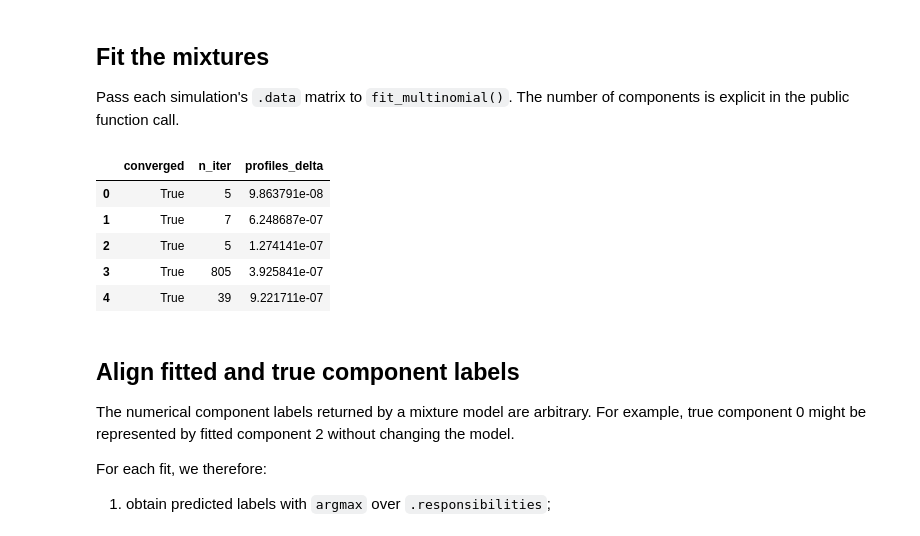
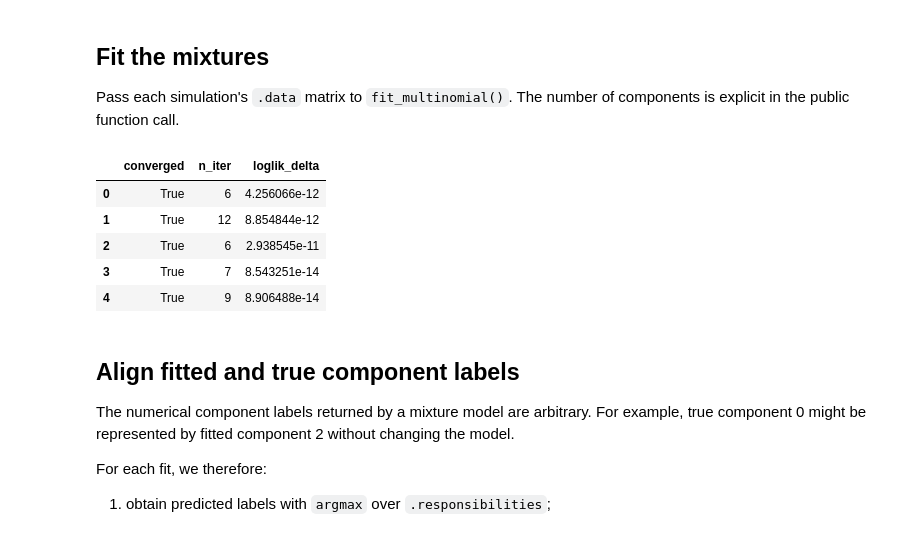
Before and after one commit to agehsbargswork-blip/data-science, a Jupyter notebook: Python/densmix/docs/examples/multinom-large-scale-1.ipynb, the cells around one changed output. Cells and saved outputs as stored; diff of their text form; code cells hidden in the pictures.

```diff
--- a/Python/densmix/docs/examples/multinom-large-scale-1.ipynb
+++ b/Python/densmix/docs/examples/multinom-large-scale-1.ipynb
@@ -86,30 +86,30 @@ components is explicit in the public function call.
 # %%
 n_components = multinomial_parameters["n_components"]
 
 multinomial_fits = [
     fit_multinomial(
         simulation.data,
         n_components=n_components,
     )
     for simulation in multinomial_simulations
 ]
 
 fit_summary_df = pd.DataFrame(
     {
         "converged": [fit.converged for fit in multinomial_fits],
         "n_iter": [fit.n_iter for fit in multinomial_fits],
-        "profiles_delta": [fit.profiles_delta for fit in multinomial_fits],
+        "loglik_delta": [fit.log_likelihood_delta for fit in multinomial_fits],
     }
 )
 
 fit_summary_df.head()
 # %% [output]
-|  | converged | n_iter | profiles_delta |
-| 0 | True | 5 | 9.863791e-08 |
-| 1 | True | 7 | 6.248687e-07 |
-| 2 | True | 5 | 1.274141e-07 |
-| 3 | True | 805 | 3.925841e-07 |
-| 4 | True | 39 | 9.221711e-07 |
+|  | converged | n_iter | loglik_delta |
+| 0 | True | 6 | 4.256066e-12 |
+| 1 | True | 12 | 8.854844e-12 |
+| 2 | True | 6 | 2.938545e-11 |
+| 3 | True | 7 | 8.543251e-14 |
+| 4 | True | 9 | 8.906488e-14 |
 # %% [markdown]
 ## Align fitted and true component labels
 
```
Also changed, not shown: parts of 3 cells of this notebook, 6 other files.
